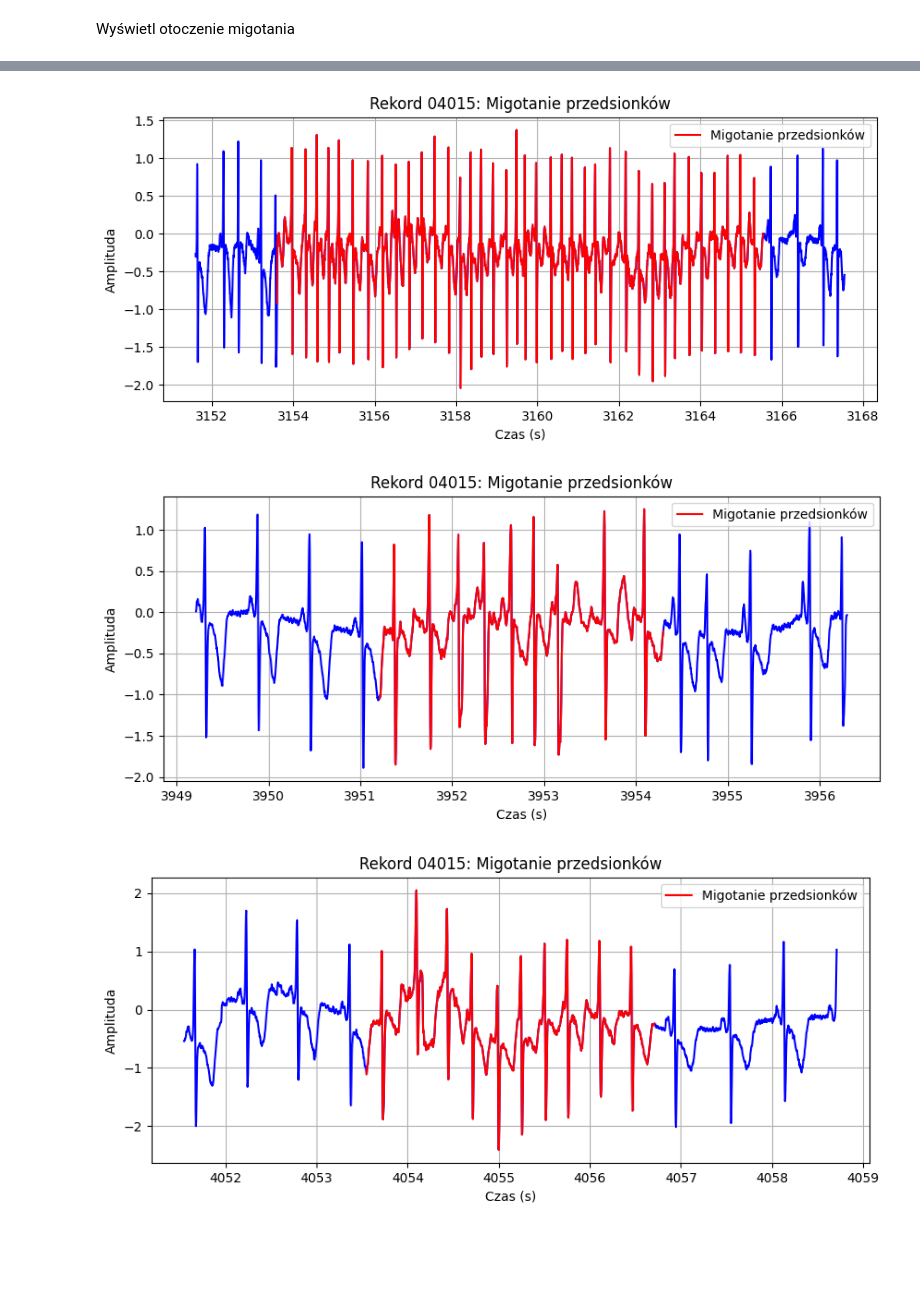
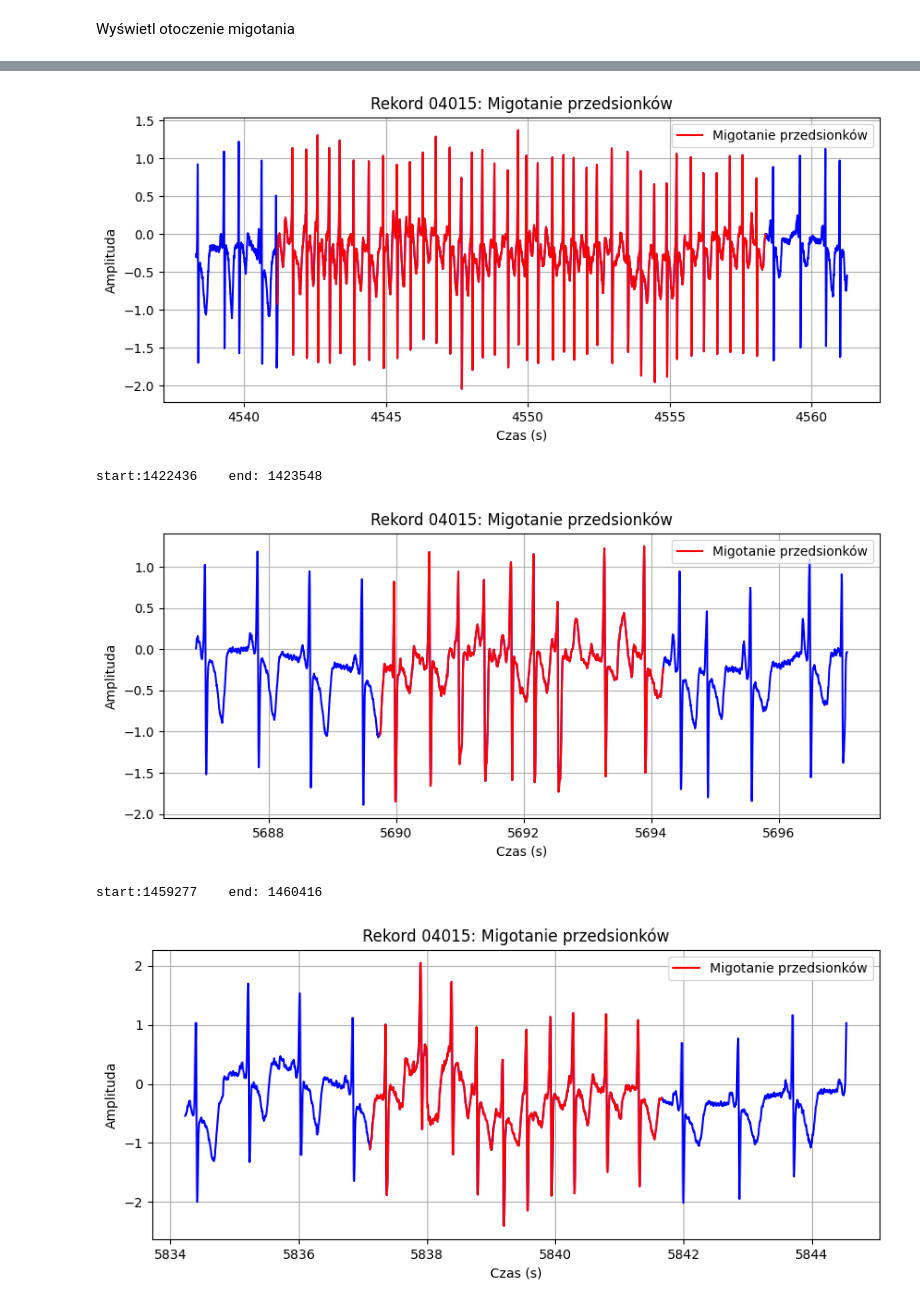
Before and after one commit to Michal-Szmuksta-AGH/ECG-ML-Challenge, a Jupyter notebook: notebooks/get_data.ipynb, the cells around one changed output, grey strips where cells are left out. Cells and saved outputs as stored; diff of their text form; code cells hidden in the pictures; blank space fills up the shorter version.

```diff
--- a/notebooks/get_data.ipynb
+++ b/notebooks/get_data.ipynb
@@ -90,7 +90,7 @@ Czas: 5837.11s, Typ arytmii: (AFIB
 # %% [markdown]
 Wyświetl otoczenie migotania
 # %%
-sampling_rate = 360  # częstość próbkowania w Hz
+sampling_rate = 250  # częstość próbkowania w Hz
 context_window = 720  # liczba próbek do pokazania przed i po zaznaczonym obszarze
 
 # Przechodzenie przez pliki w katalogu
@@ -103,25 +103,20 @@ for record_file in os.listdir(data_dir):
         record = wfdb.rdrecord(os.path.join(data_dir, record_name))
         annotation = wfdb.rdann(os.path.join(data_dir, record_name), 'atr')
 
-        # Znajdź indeksy adnotacji "[" oraz "]"
+        # Znajdź indeksy adnotacji
         bracket_start_indices = [i for i, sym in enumerate(annotation.aux_note) if sym == '(AFIB']
 
-        # Dopasuj liczby nawiasów "[" i "]"
-        num_pairs = min(len(bracket_start_indices), len(bracket_end_indices))
-
-        # Przejdź przez wszystkie pary "[" i "]"
-        for i in range(num_pairs):
-            start_idx = bracket_start_indices[i]
+        for start_idx in bracket_start_indices:
             end_idx = start_idx + 1
 
-            # Indeksy próbek sygnału dla nawiasów "[" i "]"
+            # Indeksy próbek sygnału
             start_sample = annotation.sample[start_idx]
             end_sample = annotation.sample[end_idx]
 
             # Ustal indeksy próbek z dodatkowymi marginesami przed i po obszarze zaznaczonym
             plot_start = max(0, start_sample - context_window)
             plot_end = min(len(record.p_signal), end_sample + context_window)
-
+            print(f"start:{start_sample}    end: {end_sample}")
             # Wyciągnij fragment sygnału EKG do wyświetlenia
             segment = record.p_signal[plot_start:plot_end, 0]
 
@@ -131,10 +126,10 @@ for record_file in os.listdir(data_dir):
             # Tworzenie wykresu dla danego przedziału
             plt.figure(figsize=(10, 4))
 
-            # Rysowanie obszaru poza przedziałem "[" i "]" na niebiesko
+            # Rysowanie obszaru poza przedziałem na niebiesko
             plt.plot(time, segment, color='blue')
 
-            # Zaznaczenie obszaru pomiędzy "[" a "]" na czerwono
+            # Zaznaczenie obszaru na czerwono
             plt.plot(
                 np.arange(start_sample, end_sample) / sampling_rate,
                 record.p_signal[start_sample:end_sample, 0],
@@ -159,3 +159,5 @@ for record_file in os.listdir(data_dir):
-[figure, old version]
+[figure, new version]
+start:1422436    end: 1423548
-[figure, old version]
+[figure, new version]
+start:1459277    end: 1460416
-[figure, old version]
+[figure, new version]
```
Also changed, not shown: parts of 5 cells of this notebook, 1 other file.
